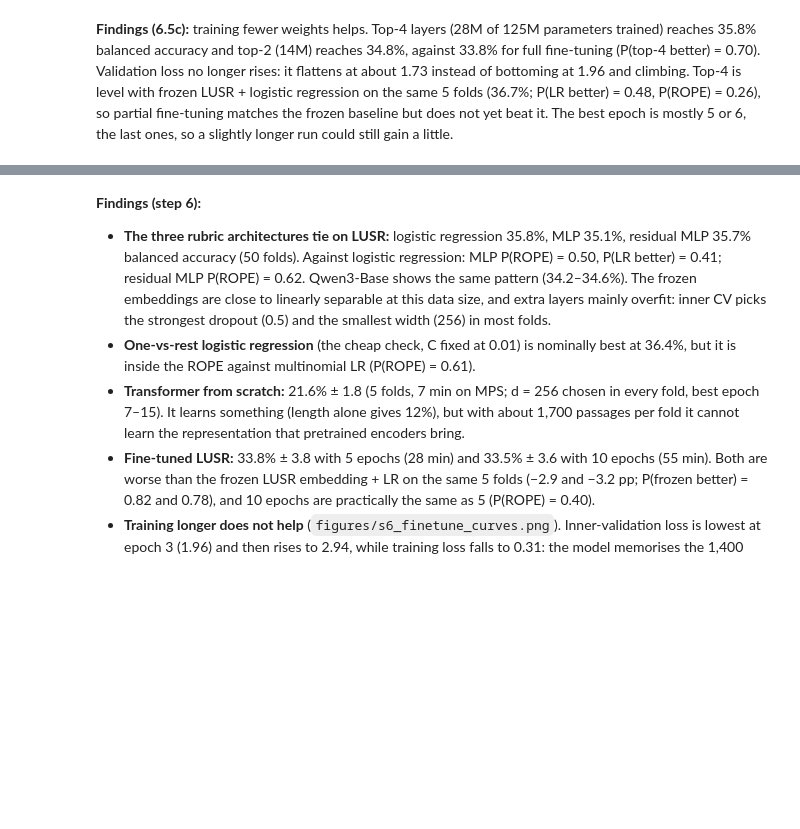
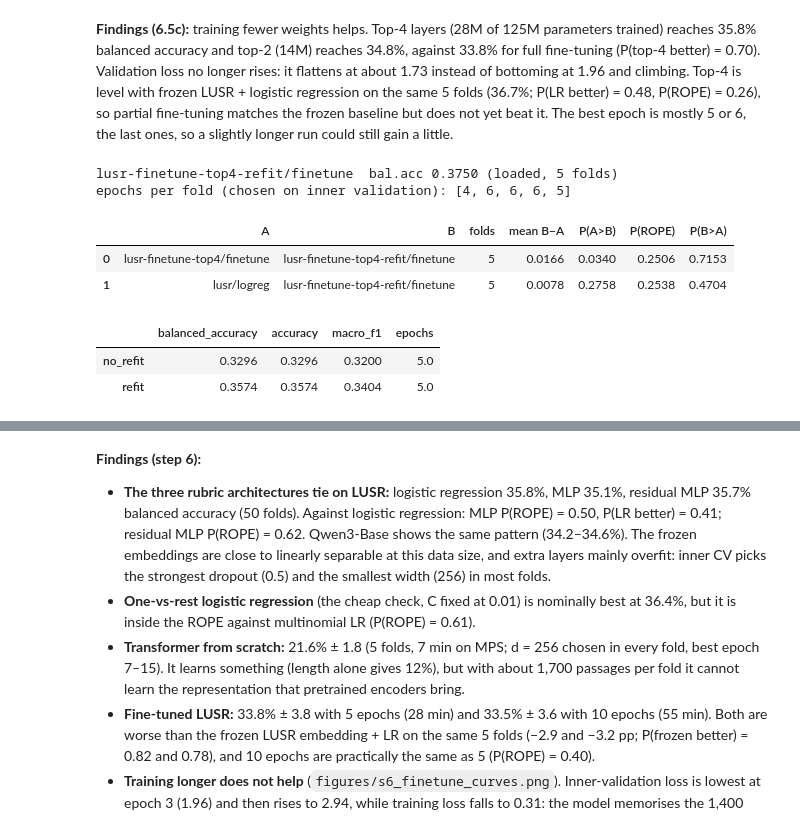
Before and after one commit to artificial-cesare/nlp1-team, a Jupyter notebook: part1/neural_project.ipynb, the cells around one changed output, grey strips where cells are left out. Saved outputs shown, nothing was run; the diff lists cells and outputs as text; code cells hidden in the pictures; blank space fills up the shorter version.

```diff
--- a/part1/neural_project.ipynb
+++ b/part1/neural_project.ipynb
@@ -919,3 +919,37 @@ best epoch per fold: {2: [6, 4, 6, 5, 5], 4: [4, 6, 6, 6, 5]}
 | 3 | lusr/logreg | lusr-finetune-top4/finetune | 5 | -0.0088 | 0.4830 | 0.2621 | 0.2549 |
 # %% [markdown]
 **Findings (6.5c):** training fewer weights helps. Top-4 layers (28M of 125M parameters trained) reaches 35.8% balanced accuracy and top-2 (14M) reaches 34.8%, against 33.8% for full fine-tuning (P(top-4 better) = 0.70). Validation loss no longer rises: it flattens at about 1.73 instead of bottoming at 1.96 and climbing. Top-4 is level with frozen LUSR + logistic regression on the same 5 folds (36.7%; P(LR better) = 0.48, P(ROPE) = 0.26), so partial fine-tuning matches the frozen baseline but does not yet beat it. The best epoch is mostly 5 or 6, the last ones, so a slightly longer run could still gain a little.
+# %%
+# 6.5d Top-4 partial fine-tuning with refit. In 6.5c each fold's model is trained on the inner-train part only
+#      (80% of the training fold); the inner-validation passages only choose the epoch. Here the epoch is chosen the
+#      same way, then the model is retrained from scratch on the whole training fold for that many epochs (same
+#      6-epoch LR schedule, stopped at that epoch), as the MLPs are. About 35 min for 5 folds on MPS.
+import json
+
+TOP4 = dict(train_layers=4, head_dropout=0.1, lr=5e-5, epochs=6)
+cv_text("lusr-finetune-top4-refit/finetune", "finetune", refit=True, **TOP4)
+print("epochs per fold (chosen on inner validation):",
+      [f["epochs"] for f in RESULTS["lusr-finetune-top4-refit/finetune"]["folds"]])
+display(A.comparison_table(RESULTS, pairs=[("lusr-finetune-top4/finetune", "lusr-finetune-top4-refit/finetune"),
+                                           ("lusr/logreg", "lusr-finetune-top4-refit/finetune")])[0])
+
+# Held-out test split: the same setup without and with refit on the whole train split (about 12 min)
+FT_TEST_PATH = FIG_DIR / "s6_finetune_refit_test.json"
+if FT_TEST_PATH.exists() and not RECOMPUTE:
+    FT_TEST = json.loads(FT_TEST_PATH.read_text())
+else:
+    FT_TEST = {("refit" if r else "no_refit"): T.final_test_text(d["text"], y, groups, test_split_df["text"], y_test,
+                                                                 "finetune", refit=r, **TOP4) for r in (False, True)}
+    FT_TEST_PATH.write_text(json.dumps({k: {a: (b.tolist() if isinstance(b, np.ndarray) else b) for a, b in v.items()}
+                                        for k, v in FT_TEST.items()}))
+display(pd.DataFrame({k: {m: v[m] for m in ["balanced_accuracy", "accuracy", "macro_f1", "epochs"]}
+                      for k, v in FT_TEST.items()}).T.round(4))
+# %% [output]
+lusr-finetune-top4-refit/finetune  bal.acc 0.3750 (loaded, 5 folds)
+epochs per fold (chosen on inner validation): [4, 6, 6, 6, 5]
+|  | A | B | folds | mean B−A | P(A>B) | P(ROPE) | P(B>A) |
+| 0 | lusr-finetune-top4/finetune | lusr-finetune-top4-refit/finetune | 5 | 0.0166 | 0.0340 | 0.2506 | 0.7153 |
+| 1 | lusr/logreg | lusr-finetune-top4-refit/finetune | 5 | 0.0078 | 0.2758 | 0.2538 | 0.4704 |
+|  | balanced_accuracy | accuracy | macro_f1 | epochs |
+| no_refit | 0.3296 | 0.3296 | 0.3200 | 5.0 |
+| refit | 0.3574 | 0.3574 | 0.3404 | 5.0 |
```
Also changed, not shown: parts of 8 cells of this notebook, 17 other files.
